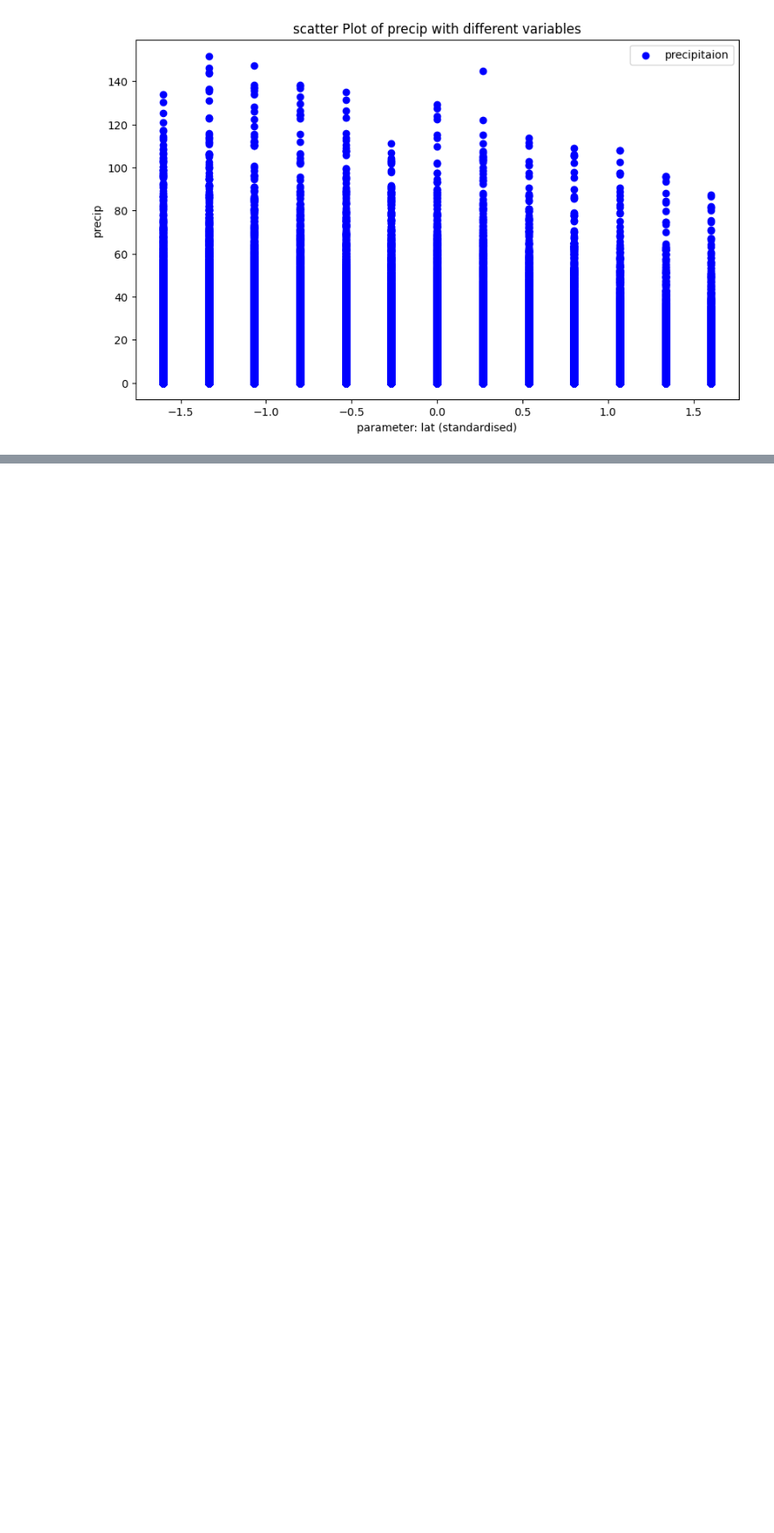
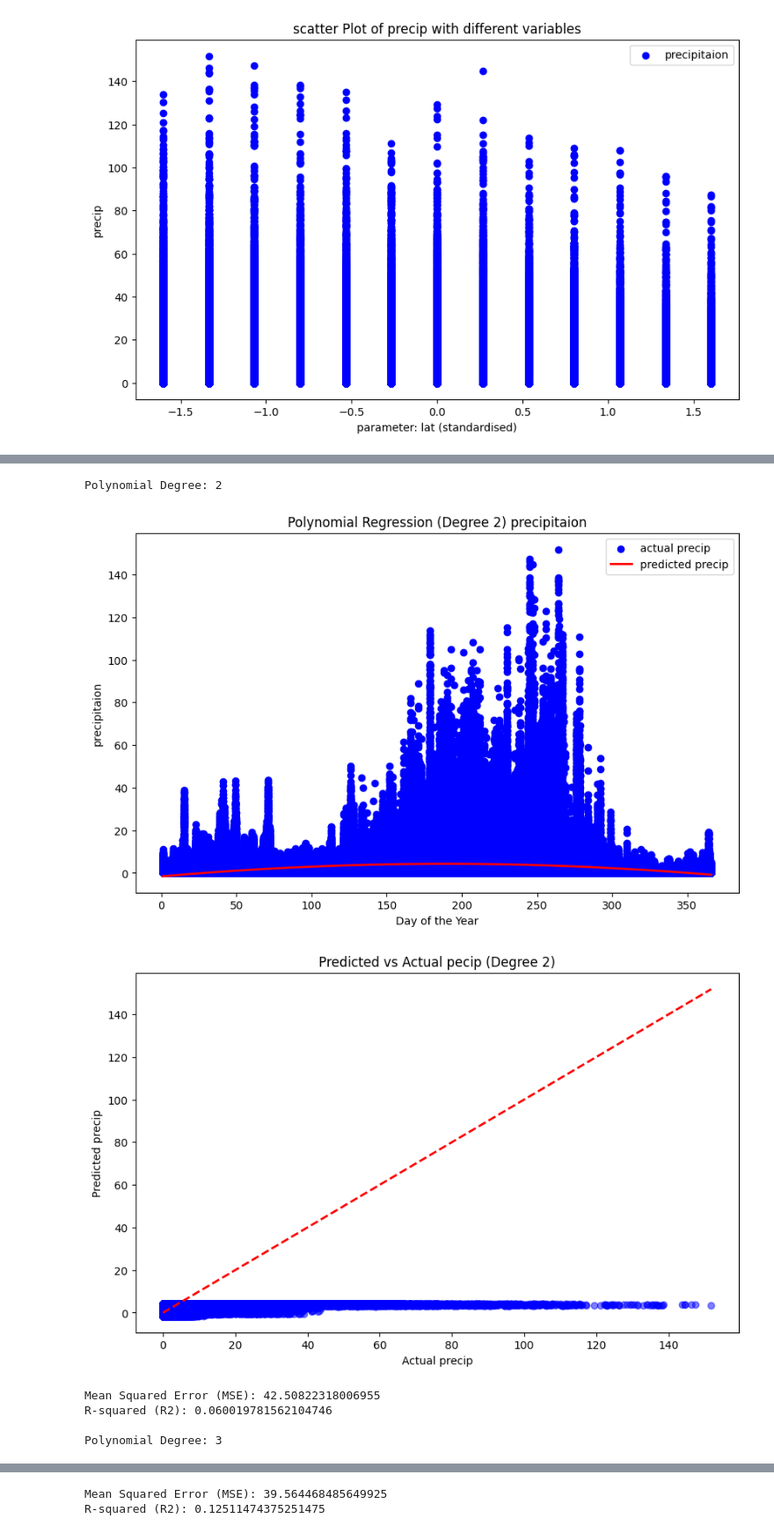
Before and after one commit to sonjaove/IISERB-ML-DL-course, a Jupyter notebook: answers/assignment_4_vedanshi.ipynb, the cells around one changed output, grey strips where cells are left out. Shown at 88% size. Cells and saved outputs as stored; diff of their text form; code cells hidden in the pictures; blank space fills up the shorter version.

```diff
--- a/answers/assignment_4_vedanshi.ipynb
+++ b/answers/assignment_4_vedanshi.ipynb
@@ -62,0 +76,65 @@ df['year']=df['datetime'].dt.year
+# %%
+# Experiment with different polynomial degrees
+
+for degree in models:
+    print(f"\nPolynomial Degree: {degree}")
+
+    # Create polynomial features
+    poly = PolynomialFeatures(degree)
+    X_poly = poly.fit_transform(X)
+
+    # Standardize the features
+    scaler = StandardScaler()
+    X_scaled = scaler.fit_transform(X_poly)
+
+    # Add a column of ones to X to account for the bias term (intercept)
+    X_b = np.c_[np.ones((X_scaled.shape[0], 1)), X_scaled]
+
+    # Add lambda term
+    lambda_ = 1e-5
+    I = np.eye(X_b.shape[1])
+    I[0, 0] = 0  # Do not change intercept term
+
+    # Solve for theta using the regularized normal equation
+    theta = np.linalg.inv(X_b.T.dot(X_b) + lambda_ * I).dot(X_b.T).dot(y)  # Here small constant has been added (Not to intercept term)
+
+    # Make predictions
+    y_pred = X_b.dot(theta)
+
+    # Sort the values by the feature before plotting
+    sorted_indices = np.argsort(X[:, 0])
+    X_sorted = X[sorted_indices]
+    y_pred_sorted = y_pred[sorted_indices]
+
+    # Plot the data and regression curve
+    plt.figure(figsize=(10, 6))
+    plt.scatter(X, y, color='blue', label='actual precip')
+    plt.plot(X_sorted, y_pred_sorted, color='red', linewidth=2, label='predicted precip')
+    plt.xlabel('Day of the Year')
+    plt.ylabel('precipitaion')
+    plt.title(f'Polynomial Regression (Degree {degree}) precipitaion')
+    plt.legend()
+    plt.show()
+
+    # Scatter plot of predicted vs actual values
+    plt.figure(figsize=(10, 6))
+    plt.scatter(y, y_pred, color='blue', alpha=0.5)
+    plt.plot([y.min(), y.max()], [y.min(), y.max()], 'r--', lw=2)
+    plt.xlabel('Actual precip')
+    plt.ylabel('Predicted precip')
+    plt.title(f'Predicted vs Actual pecip (Degree {degree})')
+    plt.show()
+
+    # Calculate and print performance metrics
+    mse = mean_squared_error(y, y_pred)
+    r2 = r2_score(y, y_pred)
+    print(f"Mean Squared Error (MSE): {mse}")
+    print(f"R-squared (R2): {r2}")
+# %% [output]
+Polynomial Degree: 2
+[figure, added]
+[figure, added]
+Mean Squared Error (MSE): 42.50822318006955
+R-squared (R2): 0.060019781562104746
+
+Polynomial Degree: 3
@@ -62,0 +155,2 @@ df['year']=df['datetime'].dt.year
+Mean Squared Error (MSE): 39.564468485649925
+R-squared (R2): 0.12511474375251475
```
Also changed, not shown: parts of 9 cells of this notebook, 1 other file.
